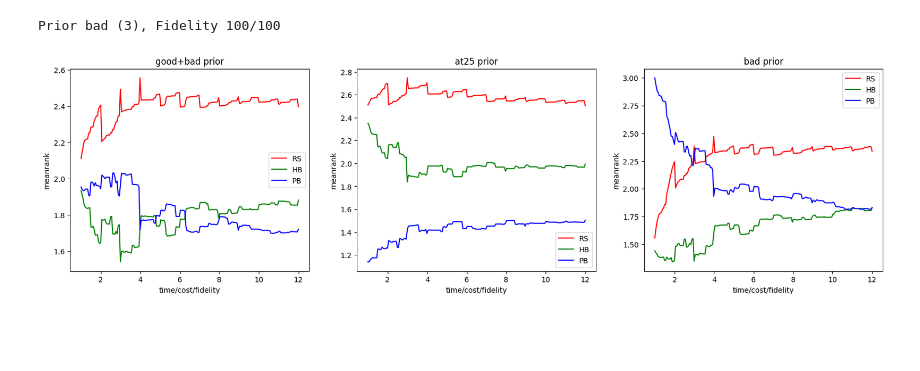
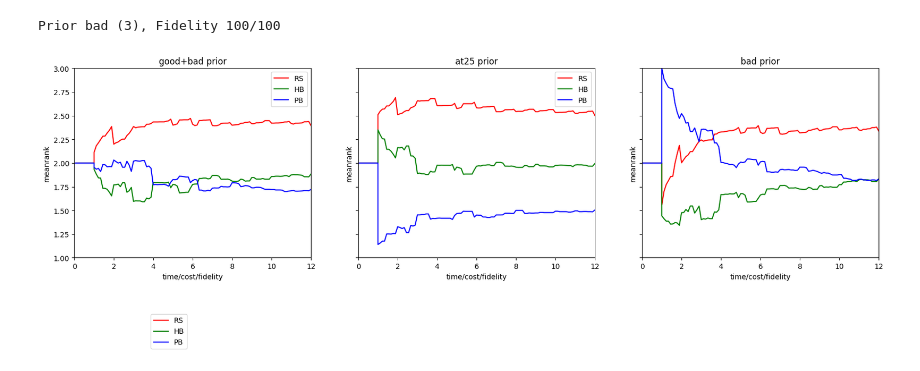
Before and after one commit to automl-private/significance_analysis, a Jupyter notebook: 1_11_to_7_11/priorband_autorank.ipynb, the cells around one changed output. Cells and saved outputs as stored; diff of their text form; code cells hidden in the pictures; blank space fills up the shorter version.

Commit message:
reproduced figure 5 and 7

```diff
--- a/1_11_to_7_11/priorband_autorank.ipynb
+++ b/1_11_to_7_11/priorband_autorank.ipynb
@@ -23,10 +23,10 @@ df=load_priorband_data()
 Seed 50/50
 # %%
 algo_dict={"rs_hb_pb":["random_search","hyperband","pb_mutation_dynamic_geometric-default-at-target"]}
-algo_dict["rs_pb"]=["random_search","pb_mutation_dynamic_geometric-default-at-target"]
-algo_dict["hb_pb"]=["hyperband","pb_mutation_dynamic_geometric-default-at-target"]
+algo_dict["fig7"]=["random_search_prior","bo","bohb","priorband_bo"]
 prior_dict={"good+bad":["at25","bad"]}
 benchmarks=["jahs_cifar10","jahs_colorectal_histology","jahs_fashion_mnist","lcbench-126026","lcbench-167190","lcbench-168330","lcbench-168910","lcbench-189906","cifar100_wideresnet_2048","imagenet_resnet_512","lm1b_transformer_2048","translatewmt_xformer_64"]
+label_dict={'random_search': 'RS', 'hyperband': 'HB', 'pb_mutation_dynamic_geometric-default-at-target': 'PB', 'jahs_cifar10': 'JAHS-C10', 'jahs_colorectal_histology': 'JAHS-CH', 'jahs_fashion_mnist': 'JAHS-FM', 'lcbench-126026': 'LC-126026', 'lcbench-167190': 'LC-167190', 'lcbench-168330': 'LC-168330', 'lcbench-168910': 'LC-168910', 'lcbench-189906': 'LC-189906', 'cifar100_wideresnet_2048': 'PD1-Cifar100', 'imagenet_resnet_512': 'PD1-ImageNet', 'lm1b_transformer_2048': 'PD1-LM1B', 'translatewmt_xformer_64': 'PD1-WMT',"random_search_prior":"RS+Prior","bo":"BO","pibo":"PiBO","bohb":"BOHB","priorband_bo":"PriorBand+BO"}
 
 for priortype in df["prior"].unique():
     prior_dict[priortype]=[priortype]
@@ -90,51 +113,56 @@ warnings.filterwarnings("ignore","invalid value encountered in scalar divide")
 
 fig5={}
 fig5["algo_group"]="rs_hb_pb"
-fig5["algorithms"]=algo_dict[table10["algo_group"]].copy()
+fig5["algorithms"]=algo_dict[fig5["algo_group"]].copy()
 fig5["priors"]=["good+bad","at25","bad"]
 fig5["benchmarks"]=benchmarks
 fig5["max_f"]=np.linspace(1,12,100)
 
+fig5["dataset"]=create_autorank_incumbent(fig5["priors"],fig5["max_f"],fig5["algorithms"],fig5["algo_group"],fig5["benchmarks"],df_dict)[0]
 
 resultframes={}
-averages={}
+fig5["averages"]={}
 for p_n,prior in enumerate(fig5["priors"]):
     resultframes[prior]={}
-    averages[prior]={}
+    fig5["averages"][prior]={}
     for f_n,max_f in enumerate(fig5["max_f"]):
-        print(f"Prior {prior} ({p_n+1}), Fidelity {f_n+1}/{len(table10['max_f'])}        ", end="\r", flush=True)
+        print(f"Prior {prior} ({p_n+1}), Fidelity {f_n+1}/{len(fig5['max_f'])}        ", end="\r", flush=True)
         resultframes[prior][max_f]={}
         for benchmark in fig5["benchmarks"]:
-            resultframes[prior][max_f][benchmark]=autorank(table10["dataset"][prior][max_f][benchmark])[0]
+            resultframes[prior][max_f][benchmark]=autorank(fig5["dataset"][prior][max_f][benchmark])[0]
 
     for algo in fig5["algorithms"]:
-        averages[prior][algo]=[]
+        fig5["averages"][prior][algo]=[(len(fig5["algorithms"])+1)/2]*2
         for max_f in fig5["max_f"]:
-            average=0
+            ranks=[]
             for benchmark in fig5["benchmarks"]:
-                average+=resultframes[prior][max_f][benchmark].loc[algo]["meanrank"]
-            average/=len(fig5["benchmarks"])
-            averages[prior][algo].append(4-average)
+                ranks.append(resultframes[prior][max_f][benchmark].loc[algo]["meanrank"])
+            fig5["averages"][prior][algo].append(len(fig5["algorithms"])+1-np.mean(ranks))
 # %% [output]
 Prior bad (3), Fidelity 100/100
 # %%
-x_data=np.linspace(1,12,200)
+x_data=[0,1]+list(fig5["max_f"])
 color_dict={"random_search":"red","hyperband":"green","pb_mutation_dynamic_geometric-default-at-target":"blue","priorband":"blue"}
 
 
-_, axis = plt.subplots(ncols=len(fig5["priors"]),figsize=(20, 5))
+_, axis = plt.subplots(ncols=len(fig5["priors"]),figsize=(20, 5),sharey=True)
 for p_n,prior in enumerate(fig5["priors"]):
     for s_n,system in enumerate(fig5["algorithms"]):
         axis[p_n].errorbar(
             x_data,
-            averages[prior][system],
+            fig5["averages"][prior][system],
             fmt="-",
             label=label_dict[system],
             color=color_dict[system]
         )
     axis[p_n].set_xlabel("time/cost/fidelity")
     axis[p_n].set_ylabel("meanrank")
+    axis[p_n].set_ylim([1,len(fig5["algorithms"])])
+    axis[p_n].set_xlim([0,12])
     axis[p_n].set_title(f"{prior} prior")
     axis[p_n].legend()
+legend = plt.legend(bbox_to_anchor=(-2, -0.5), loc='lower center')
+plt.subplots_adjust(bottom=0.15)
+plt.show()
 # %% [output]
-[figure, old version]
+[figure, new version]
```
Also changed, not shown: parts of 3 cells of this notebook, 3 other files.
